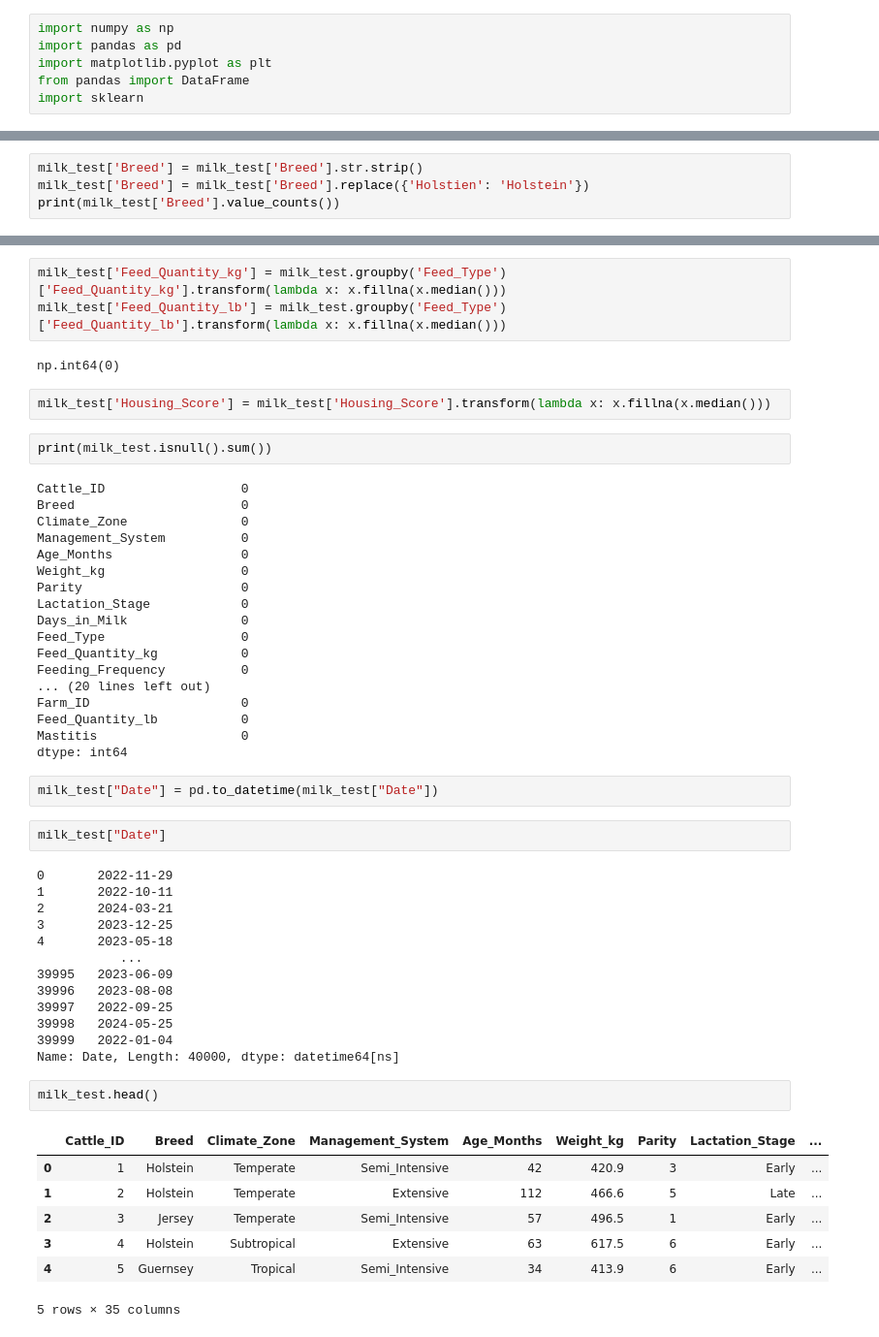
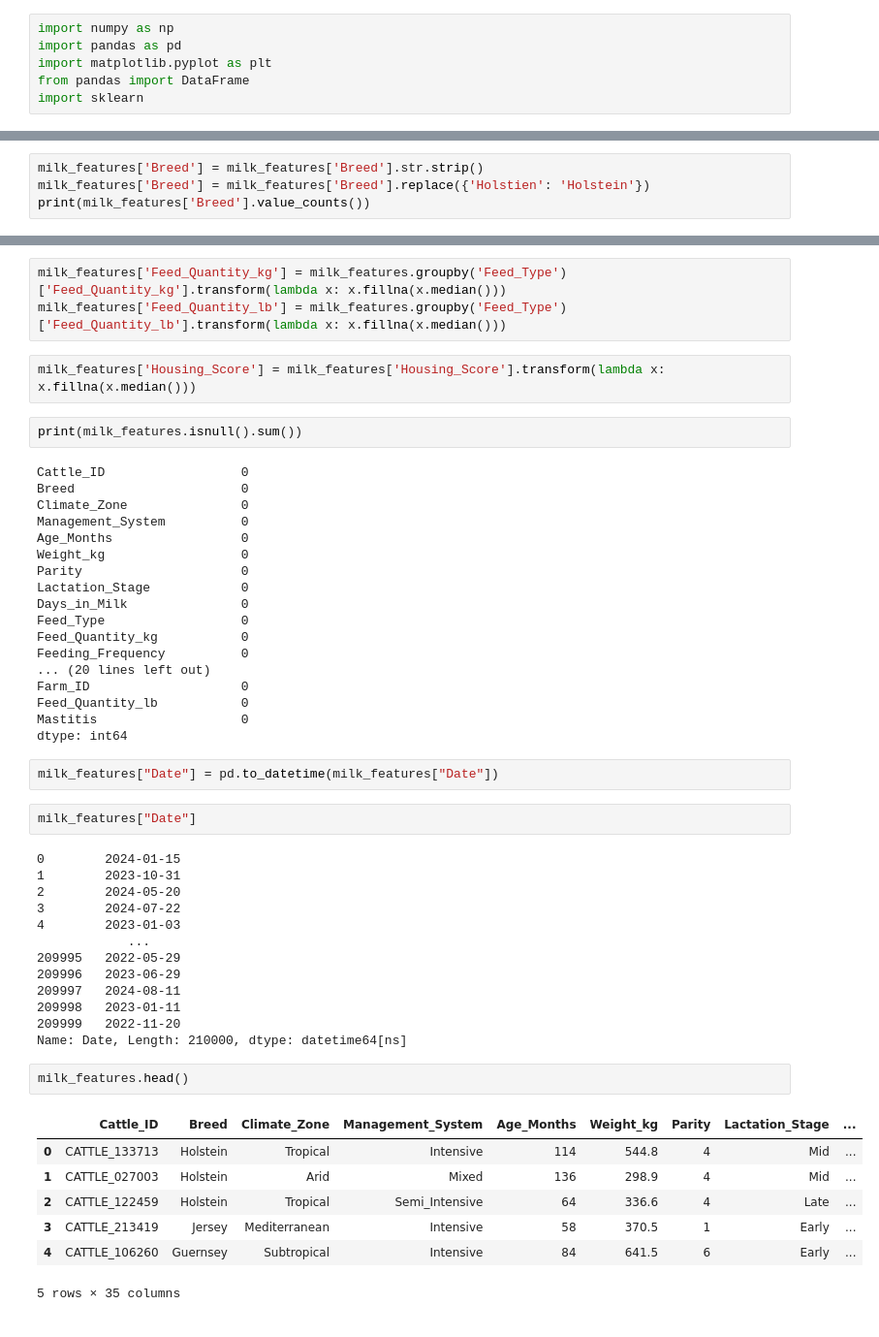
Before and after one commit to FelBenitez/dairy-cow-milk-yield-prediction, a Jupyter notebook: milk_prediction.ipynb, the cells around one changed output, grey strips where cells are left out. Shown at 97% size. Cells and saved outputs as stored; diff of their text form.

```diff
--- a/milk_prediction.ipynb
+++ b/milk_prediction.ipynb
@@ -68,7 +64,7 @@ Mixed_Feed       4925
 Name: count, dtype: int64
 # %%
-milk_test['Breed'] = milk_test['Breed'].str.strip()
-milk_test['Breed'] = milk_test['Breed'].replace({'Holstien': 'Holstein'})
-print(milk_test['Breed'].value_counts())
+milk_features['Breed'] = milk_features['Breed'].str.strip()
+milk_features['Breed'] = milk_features['Breed'].replace({'Holstien': 'Holstein'})
+print(milk_features['Breed'].value_counts())
 # %% [output]
 Breed
@@ -99,13 +95,11 @@ Mastitis                      0
 dtype: int64
 # %%
-milk_test['Feed_Quantity_kg'] = milk_test.groupby('Feed_Type')['Feed_Quantity_kg'].transform(lambda x: x.fillna(x.median()))
-milk_test['Feed_Quantity_lb'] = milk_test.groupby('Feed_Type')['Feed_Quantity_lb'].transform(lambda x: x.fillna(x.median()))
+milk_features['Feed_Quantity_kg'] = milk_features.groupby('Feed_Type')['Feed_Quantity_kg'].transform(lambda x: x.fillna(x.median()))
+milk_features['Feed_Quantity_lb'] = milk_features.groupby('Feed_Type')['Feed_Quantity_lb'].transform(lambda x: x.fillna(x.median()))
-# %% [output]
-np.int64(0)
 # %%
-milk_test['Housing_Score'] = milk_test['Housing_Score'].transform(lambda x: x.fillna(x.median()))
+milk_features['Housing_Score'] = milk_features['Housing_Score'].transform(lambda x: x.fillna(x.median()))
 # %%
-print(milk_test.isnull().sum())
+print(milk_features.isnull().sum())
 # %% [output]
 Cattle_ID                  0
 Breed                      0
@@ -125,30 +119,30 @@ Feed_Quantity_lb           0
 Mastitis                   0
 dtype: int64
 # %%
-milk_test["Date"] = pd.to_datetime(milk_test["Date"])
+milk_features["Date"] = pd.to_datetime(milk_features["Date"])
 # %%
-milk_test["Date"]
+milk_features["Date"]
 # %% [output]
-0       2022-11-29
-1       2022-10-11
-2       2024-03-21
-3       2023-12-25
-4       2023-05-18
-           ...
-39995   2023-06-09
-39996   2023-08-08
-39997   2022-09-25
-39998   2024-05-25
-39999   2022-01-04
-Name: Date, Length: 40000, dtype: datetime64[ns]
+0        2024-01-15
+1        2023-10-31
+2        2024-05-20
+3        2024-07-22
+4        2023-01-03
+            ...
+209995   2022-05-29
+209996   2023-06-29
+209997   2024-08-11
+209998   2023-01-11
+209999   2022-11-20
+Name: Date, Length: 210000, dtype: datetime64[ns]
 # %%
-milk_test.head()
+milk_features.head()
 # %% [output]
 |  | Cattle_ID | Breed | Climate_Zone | Management_System | Age_Months | Weight_kg | Parity | Lactation_Stage | ... |
-| 0 | 1 | Holstein | Temperate | Semi_Intensive | 42 | 420.9 | 3 | Early | ... |
-| 1 | 2 | Holstein | Temperate | Extensive | 112 | 466.6 | 5 | Late | ... |
-| 2 | 3 | Jersey | Temperate | Semi_Intensive | 57 | 496.5 | 1 | Early | ... |
-| 3 | 4 | Holstein | Subtropical | Extensive | 63 | 617.5 | 6 | Early | ... |
-| 4 | 5 | Guernsey | Tropical | Semi_Intensive | 34 | 413.9 | 6 | Early | ... |
+| 0 | CATTLE_133713 | Holstein | Tropical | Intensive | 114 | 544.8 | 4 | Mid | ... |
+| 1 | CATTLE_027003 | Holstein | Arid | Mixed | 136 | 298.9 | 4 | Mid | ... |
+| 2 | CATTLE_122459 | Holstein | Tropical | Semi_Intensive | 64 | 336.6 | 4 | Late | ... |
+| 3 | CATTLE_213419 | Jersey | Mediterranean | Intensive | 58 | 370.5 | 1 | Early | ... |
+| 4 | CATTLE_106260 | Guernsey | Subtropical | Intensive | 84 | 641.5 | 6 | Early | ... |
 5 rows × 35 columns
 # %%
```
Also changed, not shown: parts of 12 cells of this notebook.
